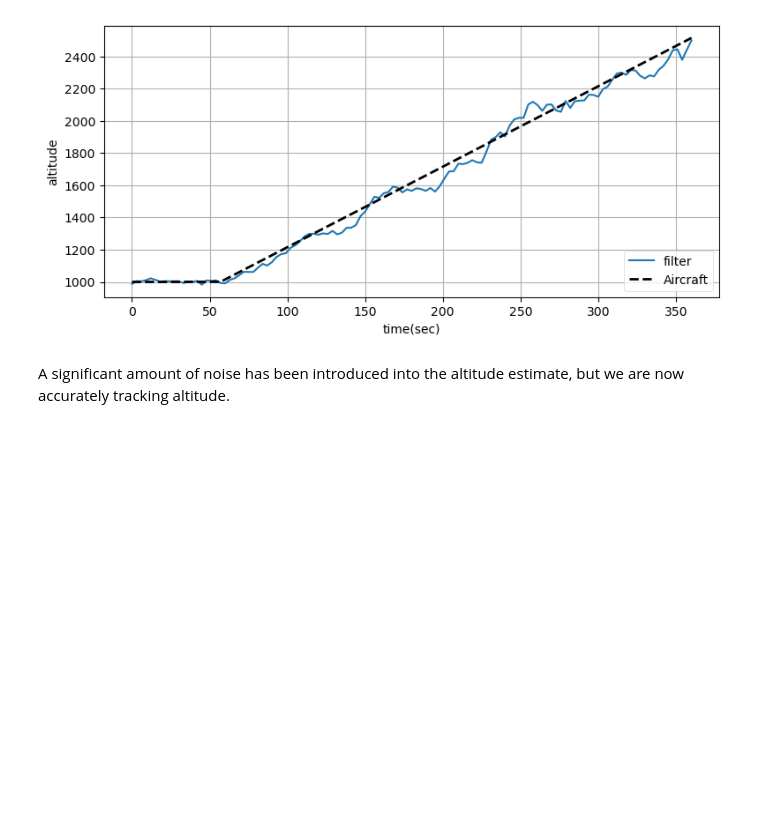
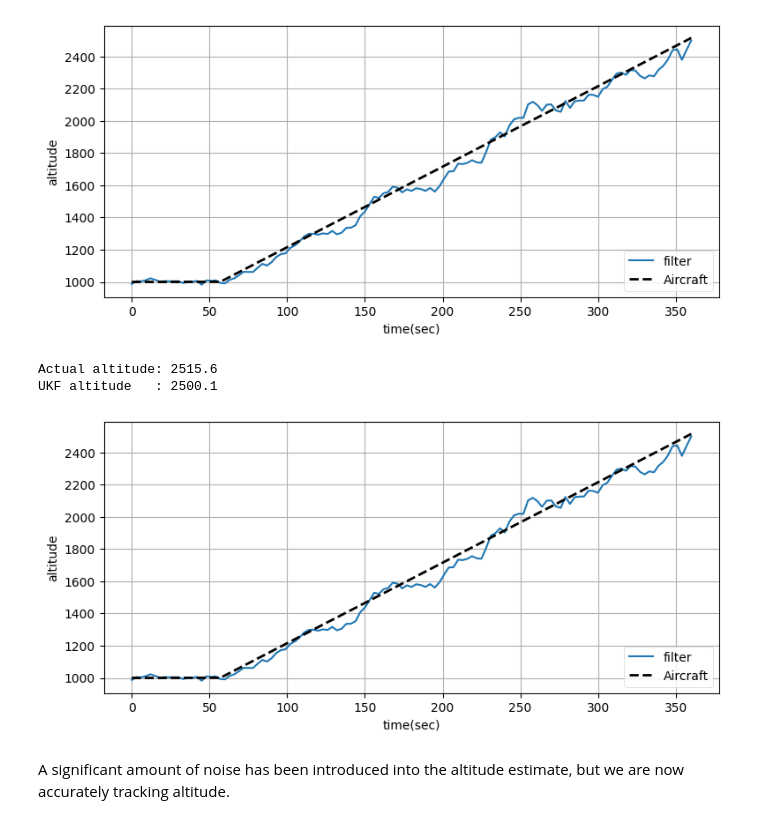
Before and after one commit to Bob-Eric/Kalman-and-Bayesian-Filters-in-Python, a Jupyter notebook: 10-Unscented-Kalman-Filter.ipynb, the cells around one changed output. Drawn from its saved outputs; the diff is of its cells as text; code cells hidden in the pictures; blank space fills up the shorter version.

```diff
--- a/10-Unscented-Kalman-Filter.ipynb
+++ b/10-Unscented-Kalman-Filter.ipynb
@@ -799,7 +1038,7 @@ def cv_UKF(fx, hx, R_std):
 np.random.seed(200)
 ac = ACSim(ac_pos, (100, 0), 0.02)
 
-kf_cv = cv_UKF(f_cv_radar, h_radar, R_std=[range_std, elevation_angle_std])
+my_kf_cv = cv_UKF(f_cv_radar, h_radar, R_std=[range_std, elevation_angle_std])
 time = np.arange(0, 360 + dt, dt)
 xs, ys = [], []
 for t in time:
@@ -808,9 +1047,9 @@ for t in time:
     ac.update(dt)
     r = radar.noisy_reading(ac.pos)
     ys.append(ac.pos[1])
-    kf_cv.predict()
-    kf_cv.update([r[0], r[1]])
-    xs.append(kf_cv.x)
+    my_kf_cv.predict()
+    my_kf_cv.update([r[0], r[1]])
+    xs.append(my_kf_cv.x)
 
 plot_altitude(xs, time, ys)
 print(f'Actual altitude: {ac.pos[1]:.1f}')
@@ -819,6 +1058,71 @@ print(f'UKF altitude   : {xs[-1][2]:.1f}')
 Actual altitude: 2515.6
 UKF altitude   : 2500.1
 [figure]
+# %%
+np.random.seed(200)
+ac = ACSim(ac_pos, (100, 0), 0.02)
+
+
+class RadarH:
+    radar_pos: np.ndarray
+
+    def __init__(self, radar_pos: tuple[float, float]):
+        self.radar_pos = np.array([radar_pos[0], radar_pos[1]])
+
+    def h(self, x: np.ndarray):
+        delta_pos = x[[0, 2]] - self.radar_pos
+        slant_range = np.linalg.norm(delta_pos)
+        elevation_angle = np.arctan2(delta_pos[1], delta_pos[0])
+        return np.array([slant_range, elevation_angle])
+
+
+class ACF:
+    def __init__(self, dt: float) -> None:
+        self.F = np.asarray([[1, dt, 0, 0], [0, 1, 0, 0], [0, 0, 1, dt], [0, 0, 0, 1]])
+
+    def f(self, x: np.ndarray):
+        return self.F @ x
+
+
+def f(x: np.ndarray, dt: float):
+    F = np.asarray([[1, dt, 0, 0], [0, 1, 0, 0], [0, 0, 1, dt], [0, 0, 0, 1]])
+    return F @ x
+
+
+points = MerweScaledSigmaPoints(4, 0.1, 2, -1)
+
+radar_h = RadarH(radar_pos)
+my_kf_cv = UKF(4, 2, dt, radar_h.h, f, points)
+my_kf_cv.Q[:2, :2] = Q_discrete_white_noise(2, dt, 0.1)
+my_kf_cv.Q[2:, 2:] = Q_discrete_white_noise(2, dt, 0.1)
+
+my_kf_cv.R = np.diag([range_std**2, elevation_angle_std**2])
+
+my_kf_cv.x = np.array([0, 90, 1100, 0])
+my_kf_cv.P = np.diag([300**2, 3**2, 150**2, 3**2])
+
+
+time = np.arange(0, 360 + dt, dt)
+xs, ys = [], []
+for t in time:
+    if t >= 60:
+        ac.vel[1] = 5
+    ac.update(dt)
+    r = radar.noisy_reading(ac.pos)
+    ys.append(ac.pos[1])
+
+    my_kf_cv.predict()
+    my_kf_cv.update([r[0], r[1]])
+    xs.append(my_kf_cv.x)
+
+
+plot_altitude(xs, time, ys)
+print(f"Actual altitude: {ac.pos[1]:.1f}")
+print(f"UKF altitude   : {xs[-1][2]:.1f}")
+# %% [output]
+Actual altitude: 2515.6
+UKF altitude   : 2500.1
+[figure, added]
 # %% [markdown]
 A significant amount of noise has been introduced into the altitude estimate, but we are now accurately tracking altitude.
 # %% [markdown]
```
Also changed, not shown: parts of 45 cells of this notebook, 3 other files.
